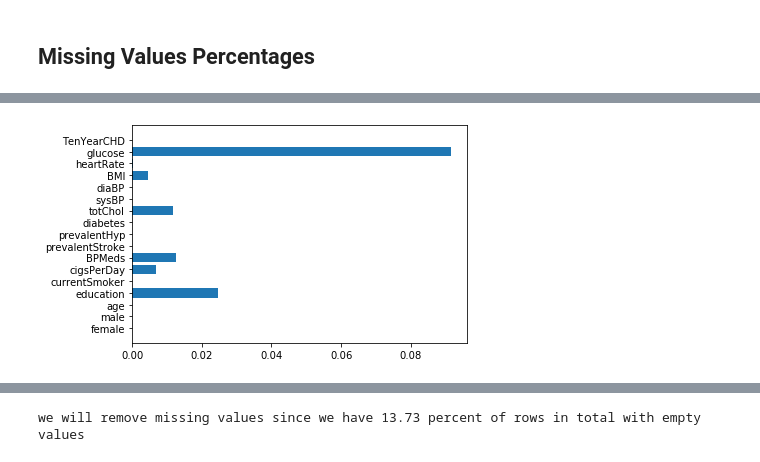
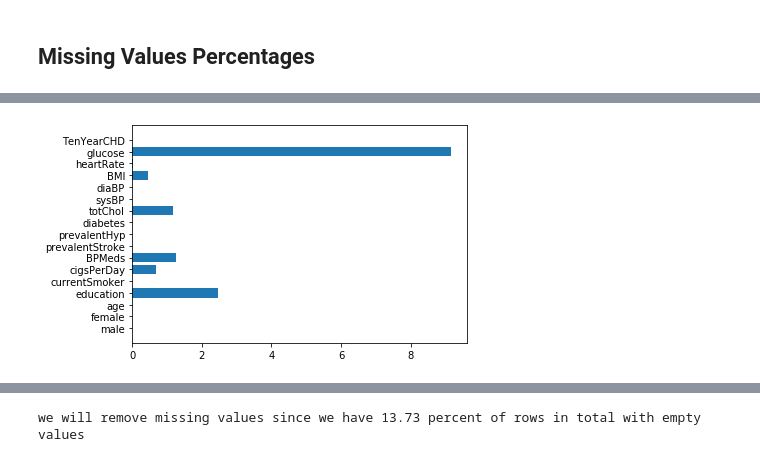
Before and after one commit to amareyah/MaxinAI_Education, a Jupyter notebook: ml_intro/workshop_1_problem_1.ipynb, the cells around one changed output, grey strips where cells are left out. Cells and saved outputs as stored; diff of their text form; code cells hidden in the pictures.

```diff
--- a/ml_intro/workshop_1_problem_1.ipynb
+++ b/ml_intro/workshop_1_problem_1.ipynb
@@ -138,4 +139,4 @@ The dataset is publically available on the Kaggle website, and it is from an ong
 # %% [markdown]
 ## Read Data
 # %%
-heart_df=pd.read_csv("data/workshop_1/framingham.csv")
+heart_df=pd.read_csv("../data/workshop_1/framingham.csv")
@@ -142,4 +157,5 @@ heart_df=pd.read_csv("data/workshop_1/framingham.csv")
 # %%
 # add new field called "female" which will be derived from male
+heart_df.insert(1,'female',heart_df.male.apply(lambda x: int(not x)))
 # %%
 heart_df.head()
@@ -193,4 +248,4 @@ Each attribute is a potential risk factor. There are both **demographic**, **beh
 # %%
-plt.barh(heart_df.isnull().sum().index, heart_df.isnull().sum()/heart_df.shape[0]);
+plt.barh(heart_df.isnull().sum().index, heart_df.isnull().sum()/heart_df.shape[0]*100.0);
 # %% [output]
-[figure, old version]
+[figure, new version]
```
Also changed, not shown: parts of 39 cells of this notebook, 1 other file.
